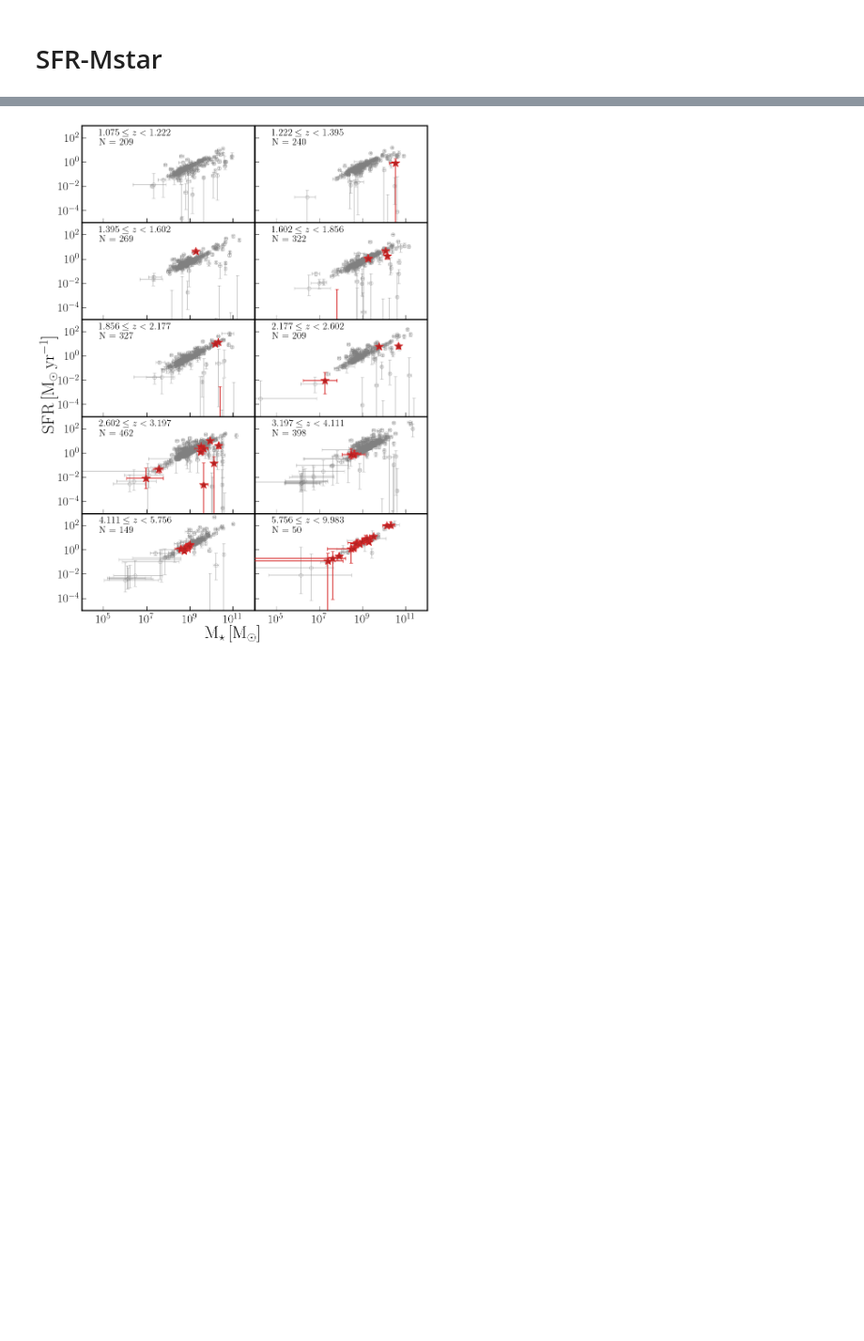
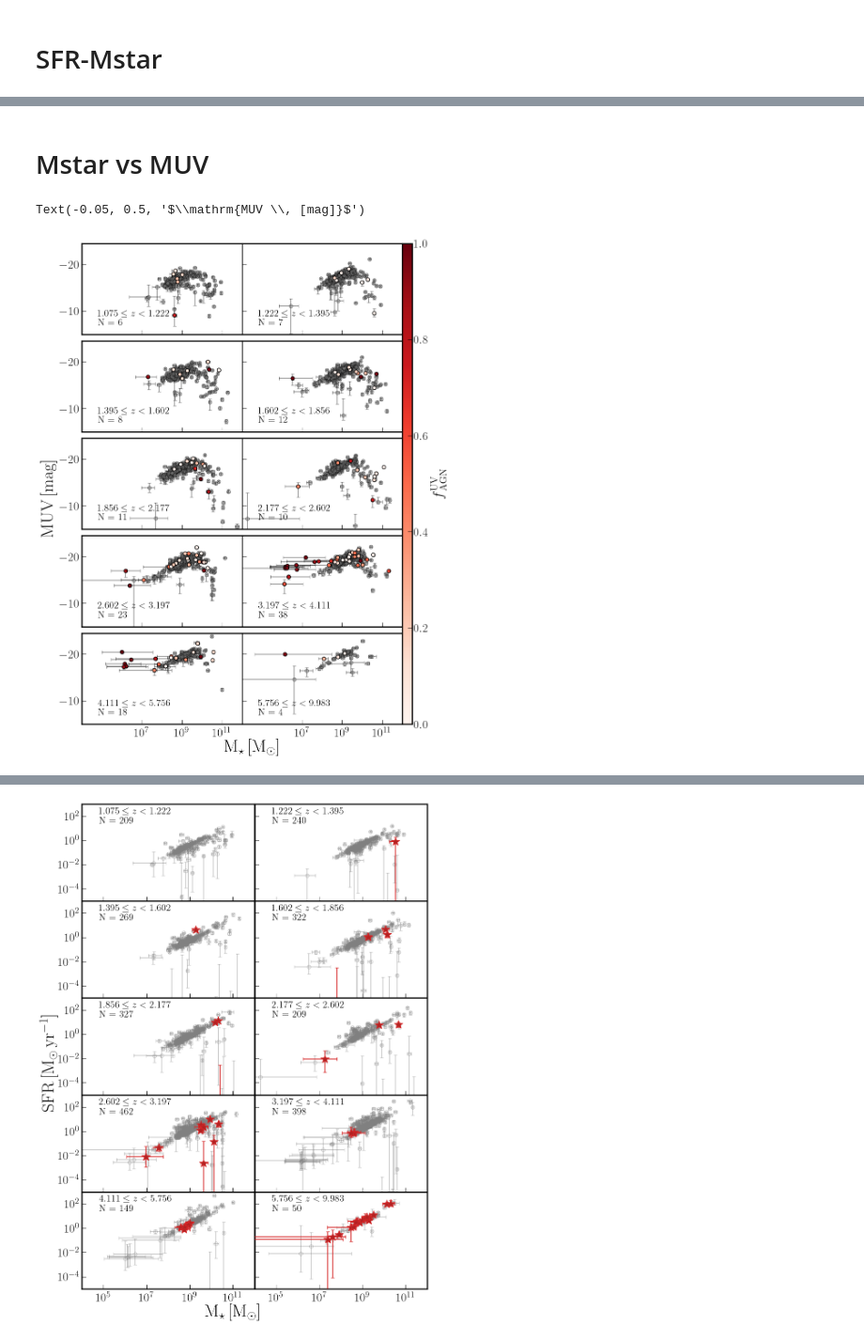
Before and after one commit to JordanDSilva/miri-manchester, a Jupyter notebook: scripts/make_some_plots.ipynb, the cells around one changed output, grey strips where cells are left out. Shown at 94% size. Saved outputs shown, nothing was run; the diff lists cells and outputs as text; code cells hidden in the pictures; blank space fills up the shorter version.

```diff
--- a/scripts/make_some_plots.ipynb
+++ b/scripts/make_some_plots.ipynb
@@ -292,0 +730,73 @@ fig.savefig(
+# %% [markdown]
+# Mstar vs MUV
+# %%
+fig, ax = plt.subplots(5,2, figsize = (9,12), sharex=True, sharey=True, layout='constrained')
+fig.get_layout_engine().set(h_pad=0, w_pad=0.0, hspace=0, wspace=0)
+
+ax = ax.flatten()
+
+ztot_zidx = (prospect_robust["zQ50"] >= zbins[0]) & (prospect_robust["zQ50"] < zbins[-1])
+
+MUV_AGN_ratio = pow(10, -0.4 * (prospect_robust["UV1500AGNQ50"] - prospect_robust["UV1500Q50"]))
+
+for i in range(len(zmids)):
+    zidx = (prospect_robust["zQ50"] >= zbins[i]) & (prospect_robust["zQ50"] < zbins[i+1])
+
+    ax[i].errorbar(
+        prospect_robust["StellarMassQ50"][zidx],
+        prospect_robust["UV1500Q50"][zidx],
+        xerr = [prospect_robust["StellarMass_lo"][zidx], prospect_robust["StellarMass_hi"][zidx]],
+        yerr = [prospect_robust["UV1500_lo"][zidx], prospect_robust["UV1500_hi"][zidx]],
+        fmt = "o",
+        markerfacecolor = "grey",
+        markeredgecolor = "black",
+        ecolor = "black",
+        capsize = 3,
+        alpha = 0.4
+    )
+
+    sc_ = ax[i].scatter(
+        prospect_robust["StellarMassQ50"][zidx],
+        prospect_robust["UV1500Q50"][zidx],
+        c = MUV_AGN_ratio[zidx],
+        edgecolor = "black",
+        vmin = 0.0,
+        vmax = 1.0,
+        zorder = 100,
+        cmap='Reds',
+        alpha = 1.0
+    )
+    ax[i].text(
+        0.1,
+        0.2,
+        rf"${zbins[i]:.3f} \leq z < {zbins[i+1]:.3f}$",
+        transform=ax[i].transAxes,
+        fontsize = 16
+    )
+    ax[i].text(
+        0.1,
+        0.1,
+        f"N = {sum(~np.isnan(prospect_robust["AGNlumQ50"][zidx]))}",
+        transform=ax[i].transAxes,
+        fontsize = 16
+    )
+    ax[i].set_xscale('log')
+
+    ax[i].set_xlim([1e4, 1e12])
+    ax[i].set_ylim([-5, -24.1])
+
+    ax[i].set_xticks([1e7, 1e9, 1e11])
+
+cbar = fig.colorbar(sc_, ax = ax, label=r'$f\mathrm{_{AGN}^{UV}}$', pad = 0.0, aspect = 50)
+
+fig.supxlabel(r"$\mathrm{M_{\star} \, [M_{\odot}]}$")
+fig.supylabel(r"$\mathrm{MUV \, [mag]}$", x = -0.05)
+
+# fig.savefig(
+#     "/Users/jordan/Documents/Epochs/plots/sfr-mstar-z.pdf",
+#     dpi = 240,
+#     bbox_inches="tight"
+# )
+# %% [output]
+Text(-0.05, 0.5, '$\\mathrm{MUV \\, [mag]}$')
+[figure, added]
```
Also changed, not shown: parts of 23 cells of this notebook, 14 other files.
